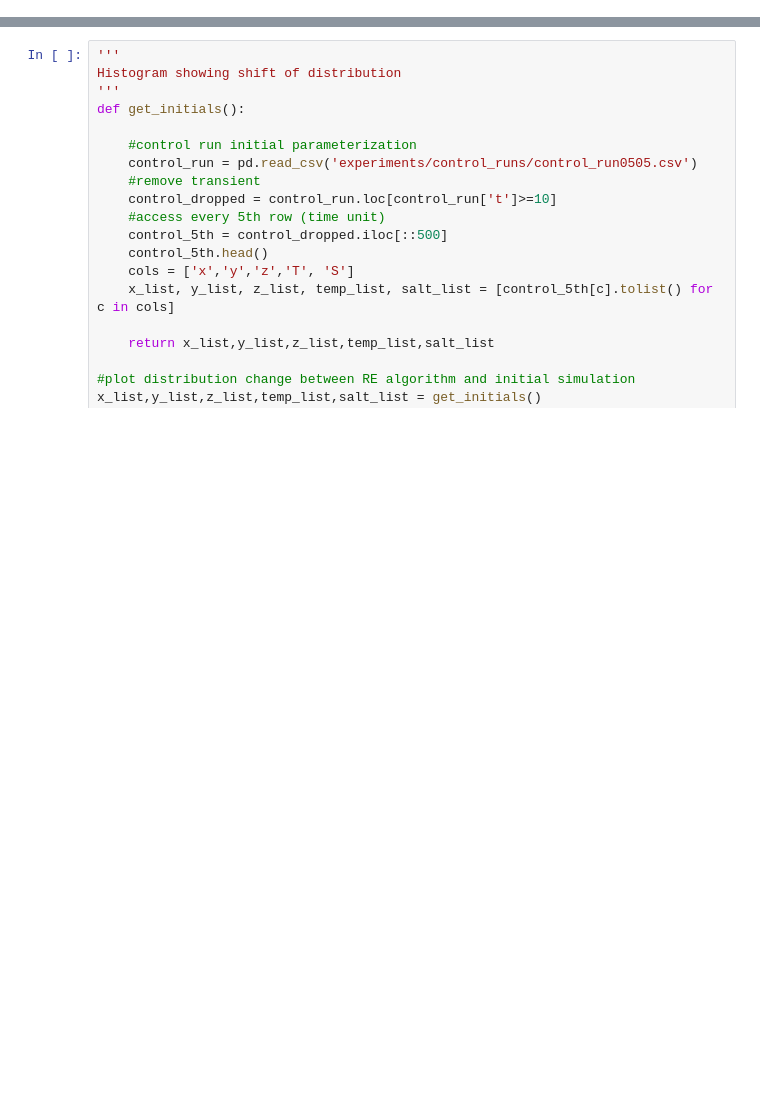
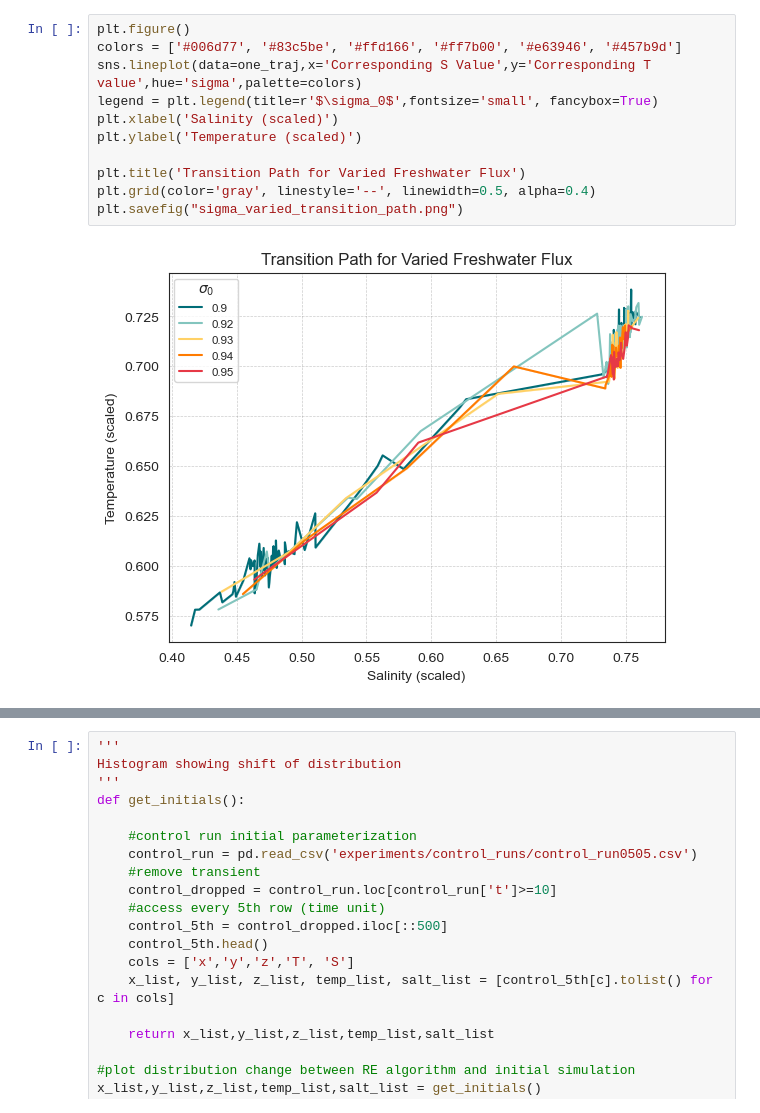
Before and after one commit to amethystaurora-robo/Rare_event_algorithms, a Jupyter notebook: code/Just_plots.ipynb, the cells around one changed output, grey strips where cells are left out. Cells and saved outputs as stored; diff of their text form; blank space fills up the shorter version.

```diff
--- a/code/Just_plots.ipynb
+++ b/code/Just_plots.ipynb
@@ -10,0 +71,13 @@ from matplotlib import cm
+# %%
+plt.figure()
+colors = ['#006d77', '#83c5be', '#ffd166', '#ff7b00', '#e63946', '#457b9d']
+sns.lineplot(data=one_traj,x='Corresponding S Value',y='Corresponding T value',hue='sigma',palette=colors)
+legend = plt.legend(title=r'$\sigma_0$',fontsize='small', fancybox=True)
+plt.xlabel('Salinity (scaled)')
+plt.ylabel('Temperature (scaled)')
+
+plt.title('Transition Path for Varied Freshwater Flux')
+plt.grid(color='gray', linestyle='--', linewidth=0.5, alpha=0.4)
+plt.savefig("sigma_varied_transition_path.png")
+# %% [output]
+[figure, added]
```
Also changed, not shown: parts of 23 cells of this notebook, 1 other file.
